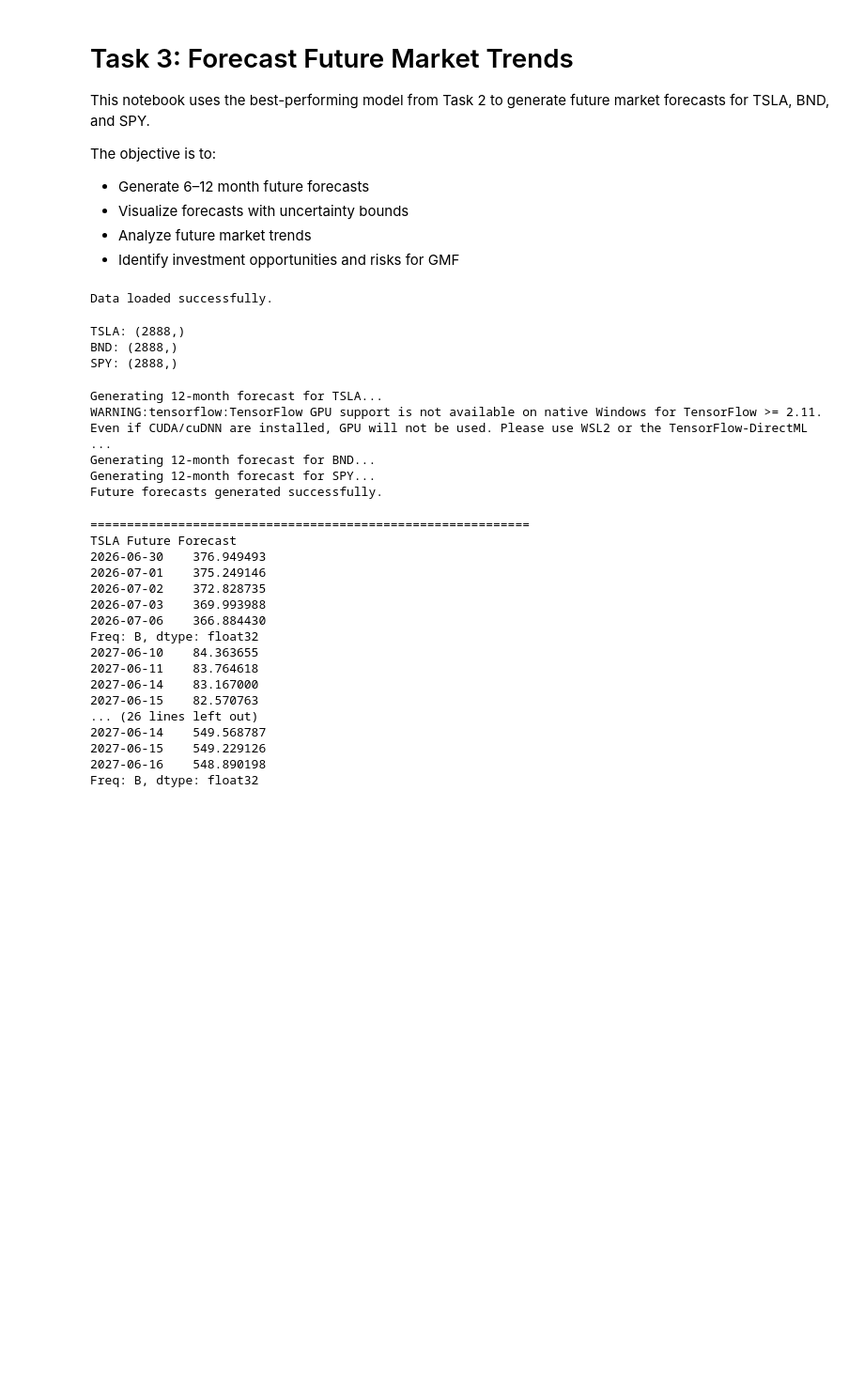
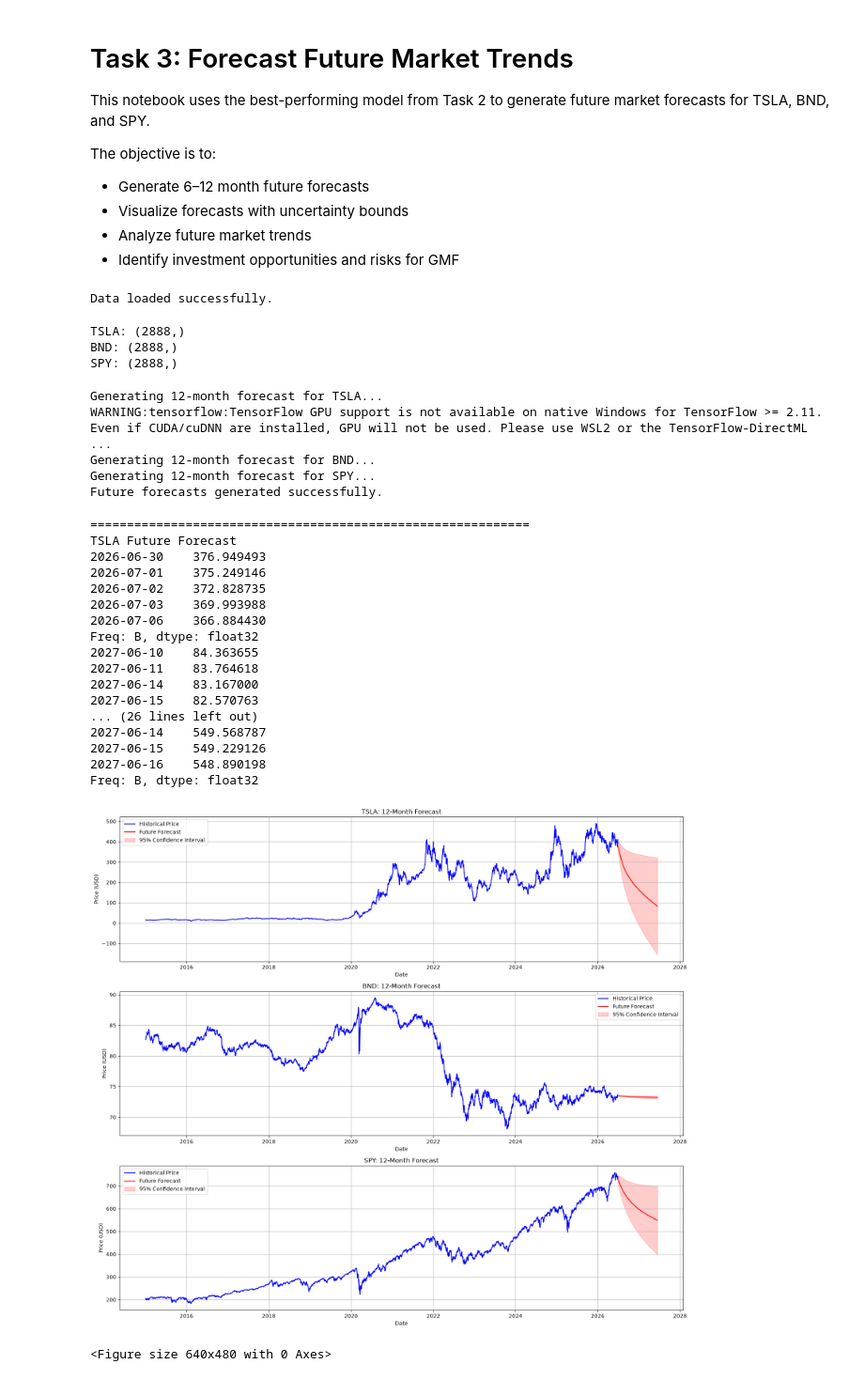
Before and after one commit to Bilen189/portfolio-optimization, a Jupyter notebook: notebooks/task_3_future_forecast.ipynb, the cells around one changed output. Shown at 94% size. Saved outputs shown, nothing was run; the diff lists cells and outputs as text; code cells hidden in the pictures; blank space fills up the shorter version.

Commit message:
Visualize future forecasts with confidence intervals

```diff
--- a/notebooks/task_3_future_forecast.ipynb
+++ b/notebooks/task_3_future_forecast.ipynb
@@ -174,3 +174,73 @@ Freq: B, dtype: float32
 2027-06-15    549.229126
 2027-06-16    548.890198
 Freq: B, dtype: float32
+# %%
+def create_confidence_interval(forecast_series, confidence=0.95):
+    """
+    Create approximate 95% confidence intervals around the forecast.
+    The uncertainty increases gradually with the forecast horizon.
+    """
+
+    std = forecast_series.std()
+
+    horizon = np.arange(1, len(forecast_series) + 1)
+
+    uncertainty = std * np.sqrt(horizon) * 0.10
+
+    upper = forecast_series + 1.96 * uncertainty
+    lower = forecast_series - 1.96 * uncertainty
+
+    return lower, upper
+# %%
+fig, axes = plt.subplots(3, 1, figsize=(16, 14))
+
+for ax, ticker in zip(axes, tickers):
+
+    history = closing_prices[ticker]
+
+    forecast = future_forecasts[ticker]
+
+    lower, upper = create_confidence_interval(forecast)
+
+    ax.plot(
+        history,
+        label="Historical Price",
+        color="blue"
+    )
+
+    ax.plot(
+        forecast,
+        label="Future Forecast",
+        color="red"
+    )
+
+    ax.fill_between(
+        forecast.index,
+        lower,
+        upper,
+        color="red",
+        alpha=0.20,
+        label="95% Confidence Interval"
+    )
+
+    ax.set_title(f"{ticker}: 12-Month Forecast")
+
+    ax.set_xlabel("Date")
+
+    ax.set_ylabel("Price (USD)")
+
+    ax.legend()
+
+    ax.grid(True)
+
+plt.tight_layout()
+# %% [output]
+[figure, added]
+# %%
+plt.savefig(
+    "reports/figures/task3_future_forecasts.png",
+    dpi=300,
+    bbox_inches="tight"
+)
+# %% [output]
+<Figure size 640x480 with 0 Axes>
```
Also changed, not shown: parts of 1 cell of this notebook, 1 other file.
